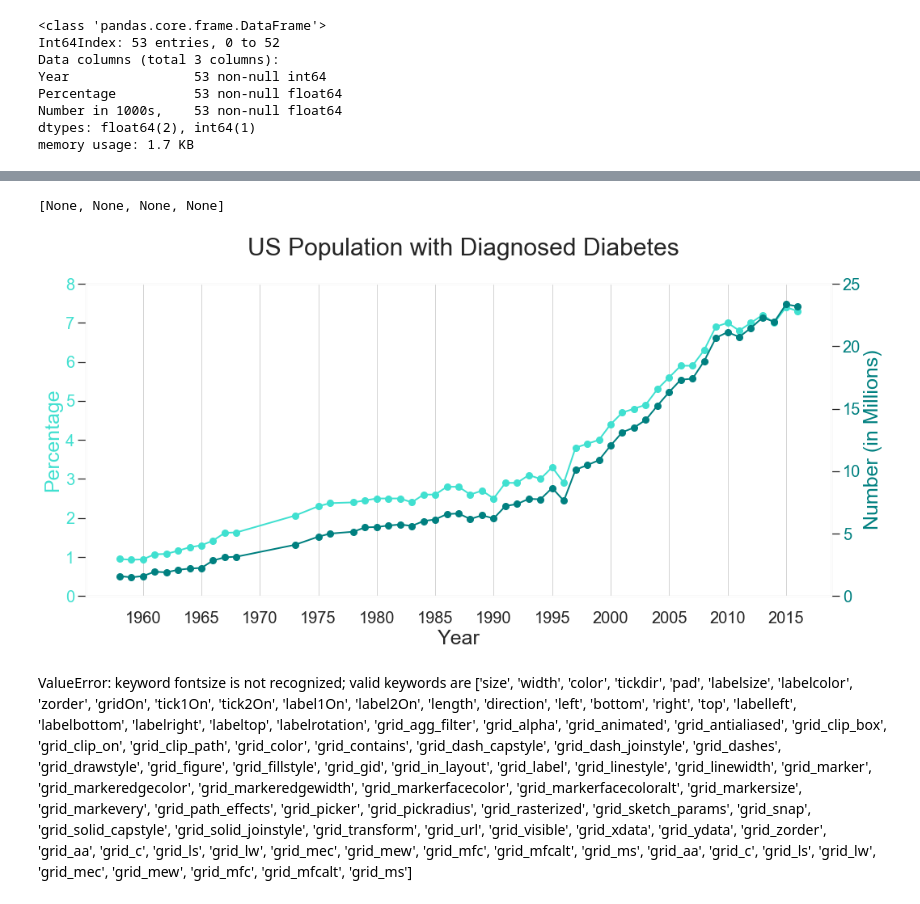
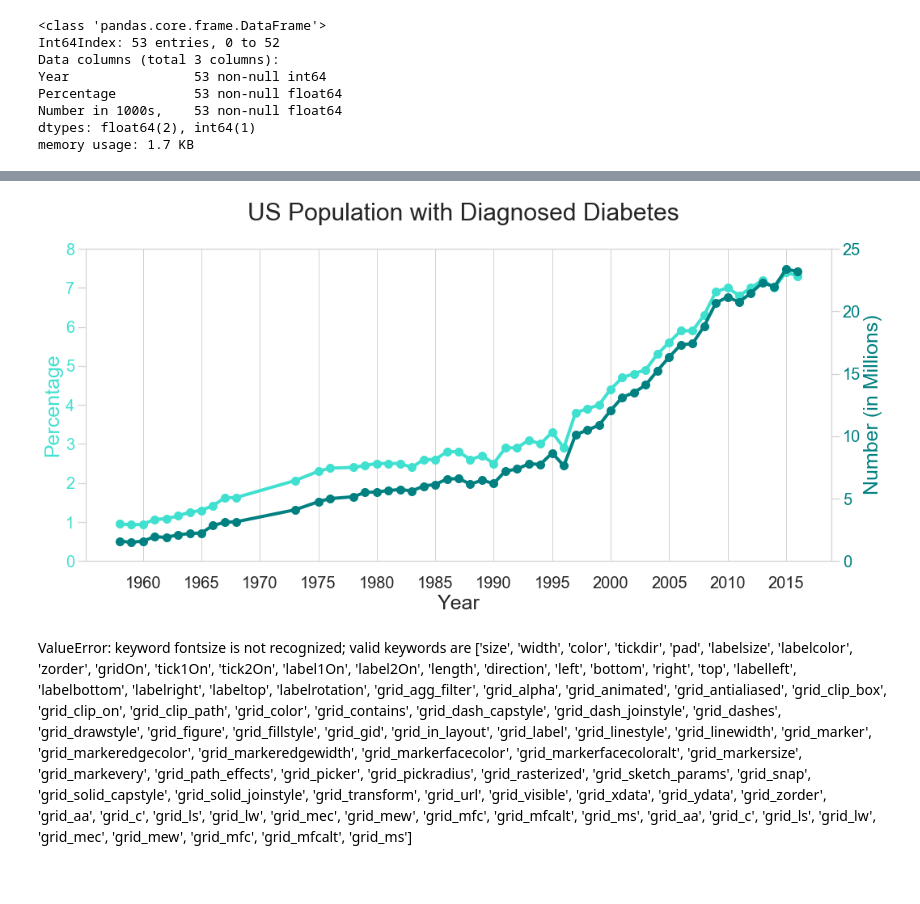
Before and after one commit to lbordz/diabetes-rates-prediction, a Jupyter notebook: EDA_and_modelling/Final_Models_and_Plots.ipynb, the cells around one changed output, grey strips where cells are left out. Cells and saved outputs as stored; diff of their text form; code cells hidden in the pictures.

```diff
--- a/EDA_and_modelling/Final_Models_and_Plots.ipynb
+++ b/EDA_and_modelling/Final_Models_and_Plots.ipynb
@@ -407,0 +426,2 @@ mean_squared_error(y_pred, y_test)
+# %%
+rfbestNOISE.fit(X_trainNOISE, y_train)
@@ -887,7 +948,7 @@ plt.savefig('../images/rfrelationships.png')
 # PLOT BOTH ON ONE AXIS!!!
 # %%
 top_5_both = ["DB:2009-2010:Rate_Change", "DB:2010:percent", "UnemploymentRate:2010", "LI:2010:percent",
-              "Alcohol:Any:2010", "ST:_Texas", "CEN:2010:NAC",  "ST:_Iowa", "OB:2009-2010:Rate_Change",
+              "Alcohol:Any:2010", "ST:_Texas", "ST:_Iowa",  "CEN:2010:H",  "OB:2009-2010:Rate_Change",
               "ST:_Alaska"]
 # %%
 def pdp_both_models(model_scale, model_not, col, num_breaks, ax, y_lim_min, y_lim_max):
@@ -935,7 +996,7 @@ af = axs.flatten()
 #fig.suptitle("Feature/Target Relationships",  fontsize=30, y = .92)
 
 
-for i, col in enumerate(top_5_both[0:3]):
+for i, col in enumerate(top_5_both[5:8]):
     pdp_both_models(lassobest, rfbest, col, 100, af[i], -10, 18)
 
 af[0].set_ylabel("Avg. Prediction for Diabetes Rate Change")
@@ -954,7 +1015,7 @@ af = axs.flatten()
 #fig.suptitle("Feature/Target Relationships",  fontsize=30, y = .92)
 
 
-for i, col in enumerate(top_5_both[1:4]):
+for i, col in enumerate(top_5_both[5:8]):
 #     if col == "CEN:2010:NAC":
 #         af[i].hist(X_train["CEN:2010:NAC"].sort_values()[:-4], bins = 30, color = "#C0C0C0", edgecolor = "none") #background = "white")
 #         af[i].set_xlim(-0.001, .03)
@@ -1133,8 +1175,8 @@ ax1.grid(axis='y', which='major') #, color = 'gray'
 
 
 ax1.set_ylabel('Percentage', color=color, size=25)
-ax1.plot(ddr["Year"], ddr["Percentage"], linestyle='solid', linewidth=2.0, marker='o', markersize=8, color=color)
-ax1.tick_params(axis='y', labelcolor=color, size=10, labelsize = 20)
+ax1.plot(ddr["Year"], ddr["Percentage"], linestyle='solid', linewidth=4.0, marker='o', markersize=10, color=color)
+ax1.tick_params(axis='y', labelcolor=color, size=10, labelsize = 20, color = "lightgray")
 ax1.set_yticks(np.arange(0, 8.5, 1))
 ax1.set_facecolor('xkcd:white')
 
@@ -1146,48 +1188,47 @@ ax2 = ax1.twinx()  # instantiate a second axes that shares the same x-axis
 
 color = 'teal'
 ax2.set_ylabel('Number (in Millions)', color=color,  size=25)  # we already handled the x-label with ax1
-ax2.plot(ddr["Year"], ddr["Mill"], linestyle='solid', linewidth=2.0, marker='o', markersize=8, color=color)
-ax2.tick_params(axis='y', labelcolor=color, size=10, labelsize = 20)
+ax2.plot(ddr["Year"], ddr["Mill"], linestyle='solid', linewidth=4.0, marker='o', markersize=10, color=color)
+ax2.tick_params(axis='y', labelcolor=color, size=10, labelsize = 20,  color = "lightgray")
 ax2.set_yticks(np.arange(0, 26, 5))
 ax2.grid(False)
 
 
 fig.tight_layout()  # otherwise the right y-label is slightly clipped
 
 plt.suptitle("US Population with Diagnosed Diabetes", fontsize = 30, y = 1.05)
 
 # sns.pointplot(x="Year", y="Percentage", data=ddr, ci="sd", label = "Percentage With Diabetes",  legend=False)
 # plt.legend()
 
 #     #ax.plot(x, y_scale, linestyle='-', color = "tomato", linewidth=4.0, label = "Lasso")
 
 # sns.pointplot(x="Year", y="Number in 1000s,", data=ddr, ci="sd", label = "Number With Diabetes",  legend=False)
 
 
 
 # ax = df.plot(x="date", y="column1", legend=False)
 # ax2 = ax.twinx()
 # df.plot(x="date", y="column2", ax=ax2, legend=False, color="r")
 # ax.figure.legend()
 # plt.show()
 
 
 a = ax1.get_xgridlines()
 for i in range(len(a)):
     b = a[i]
     b.set_color('lightgray')
     b.set_linewidth(1)
 
 
-plt.setp(ax1.spines.values(), color="lightgray")
+#plt.setp(ax1.spines.values(), color="lightgray")
 
-x1.spines['bottom'].set_color('green')
-ax1.spines['top'].set_color('green')
-ax1.spines['left'].set_color('green')
-ax1.spines['right'].set_color('green')
+ax2.spines['bottom'].set_color('lightgray')
+ax2.spines['top'].set_color('lightgray')
+ax2.spines['left'].set_color('lightgray')
+ax2.spines['right'].set_color('lightgray')
 # %% [output]
-[None, None, None, None]
-[figure, old version]
+[figure, new version]
 # %% [markdown]
 ValueError: keyword fontsize is not recognized; valid keywords are ['size', 'width', 'color', 'tickdir', 'pad', 'labelsize', 'labelcolor', 'zorder', 'gridOn', 'tick1On', 'tick2On', 'label1On', 'label2On', 'length', 'direction', 'left', 'bottom', 'right', 'top', 'labelleft', 'labelbottom', 'labelright', 'labeltop', 'labelrotation', 'grid_agg_filter', 'grid_alpha', 'grid_animated', 'grid_antialiased', 'grid_clip_box', 'grid_clip_on', 'grid_clip_path', 'grid_color', 'grid_contains', 'grid_dash_capstyle', 'grid_dash_joinstyle', 'grid_dashes', 'grid_drawstyle', 'grid_figure', 'grid_fillstyle', 'grid_gid', 'grid_in_layout', 'grid_label', 'grid_linestyle', 'grid_linewidth', 'grid_marker', 'grid_markeredgecolor', 'grid_markeredgewidth', 'grid_markerfacecolor', 'grid_markerfacecoloralt', 'grid_markersize', 'grid_markevery', 'grid_path_effects', 'grid_picker', 'grid_pickradius', 'grid_rasterized', 'grid_sketch_params', 'grid_snap', 'grid_solid_capstyle', 'grid_solid_joinstyle', 'grid_transform', 'grid_url', 'grid_visible', 'grid_xdata', 'grid_ydata', 'grid_zorder', 'grid_aa', 'grid_c', 'grid_ls', 'grid_lw', 'grid_mec', 'grid_mew', 'grid_mfc', 'grid_mfcalt', 'grid_ms', 'grid_aa', 'grid_c', 'grid_ls', 'grid_lw', 'grid_mec', 'grid_mew', 'grid_mfc', 'grid_mfcalt', 'grid_ms']
 # %%
```
Also changed, not shown: parts of 52 cells of this notebook.
